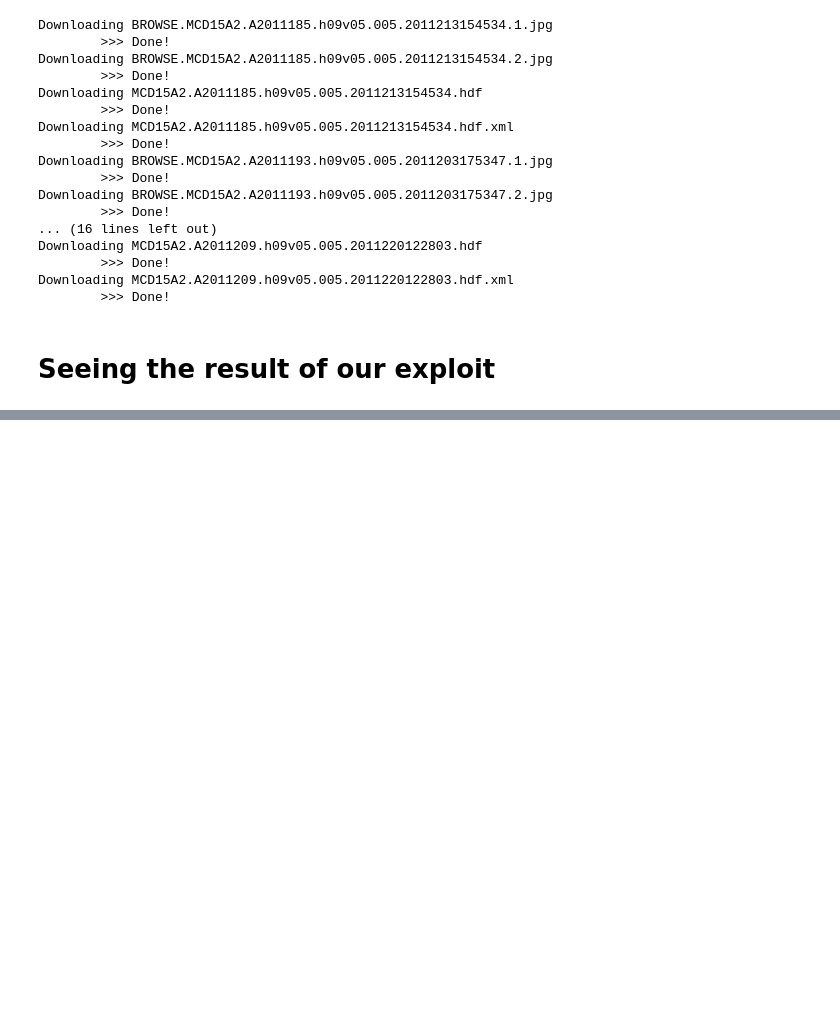
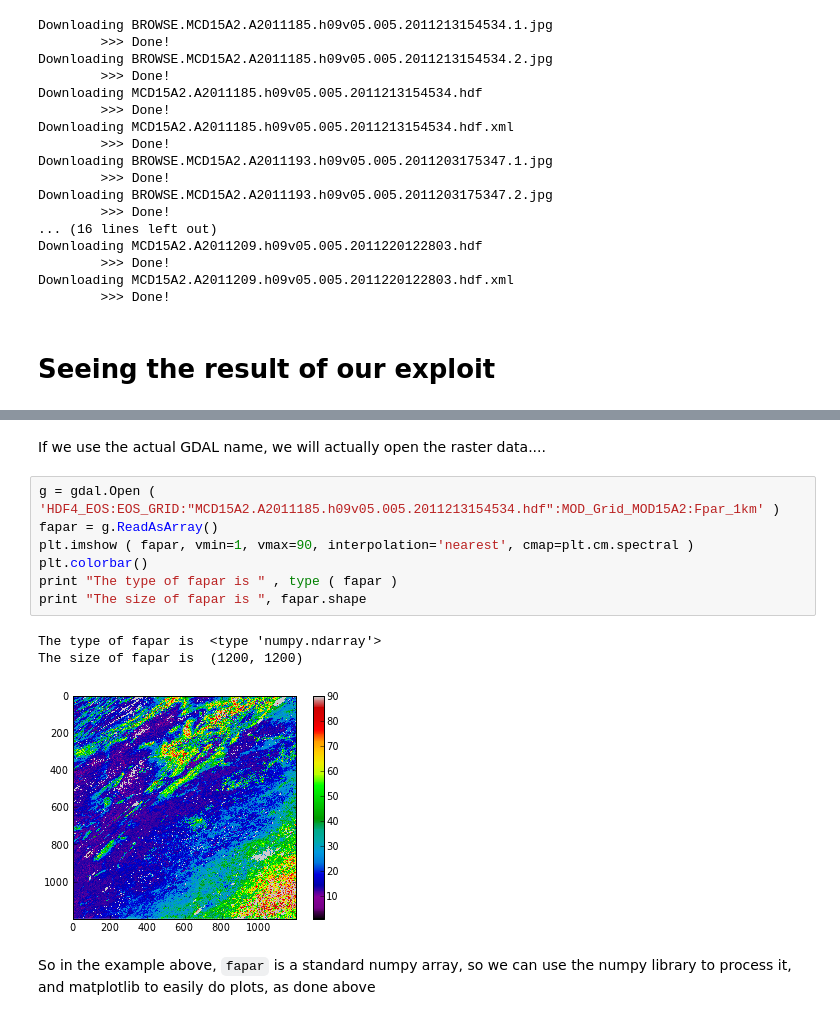
Before and after one commit to jgomezdans/geogg122_lectures, a Jupyter notebook: lectures/FTP_session.ipynb, the cells around one changed output, grey strips where cells are left out. Saved outputs shown, nothing was run; the diff lists cells and outputs as text; blank space fills up the shorter version.

```diff
--- a/lectures/FTP_session.ipynb
+++ b/lectures/FTP_session.ipynb
@@ -212,0 +310,15 @@ for (i, ql) in enumerate( quick_looks ):
+# %% [markdown]
+If we use the actual GDAL name, we will actually open the raster data....
+# %%
+g = gdal.Open ( 'HDF4_EOS:EOS_GRID:"MCD15A2.A2011185.h09v05.005.2011213154534.hdf":MOD_Grid_MOD15A2:Fpar_1km' )
+fapar = g.ReadAsArray()
+plt.imshow ( fapar, vmin=1, vmax=90, interpolation='nearest', cmap=plt.cm.spectral )
+plt.colorbar()
+print "The type of fapar is " , type ( fapar )
+print "The size of fapar is ", fapar.shape
+# %% [output]
+The type of fapar is  <type 'numpy.ndarray'>
+The size of fapar is  (1200, 1200)
+[figure, added]
+# %% [markdown]
+So in the example above, `fapar` is a standard numpy array, so we can use the numpy library to process it, and matplotlib to easily do plots, as done above
```
Also changed, not shown: parts of 11 cells of this notebook.
